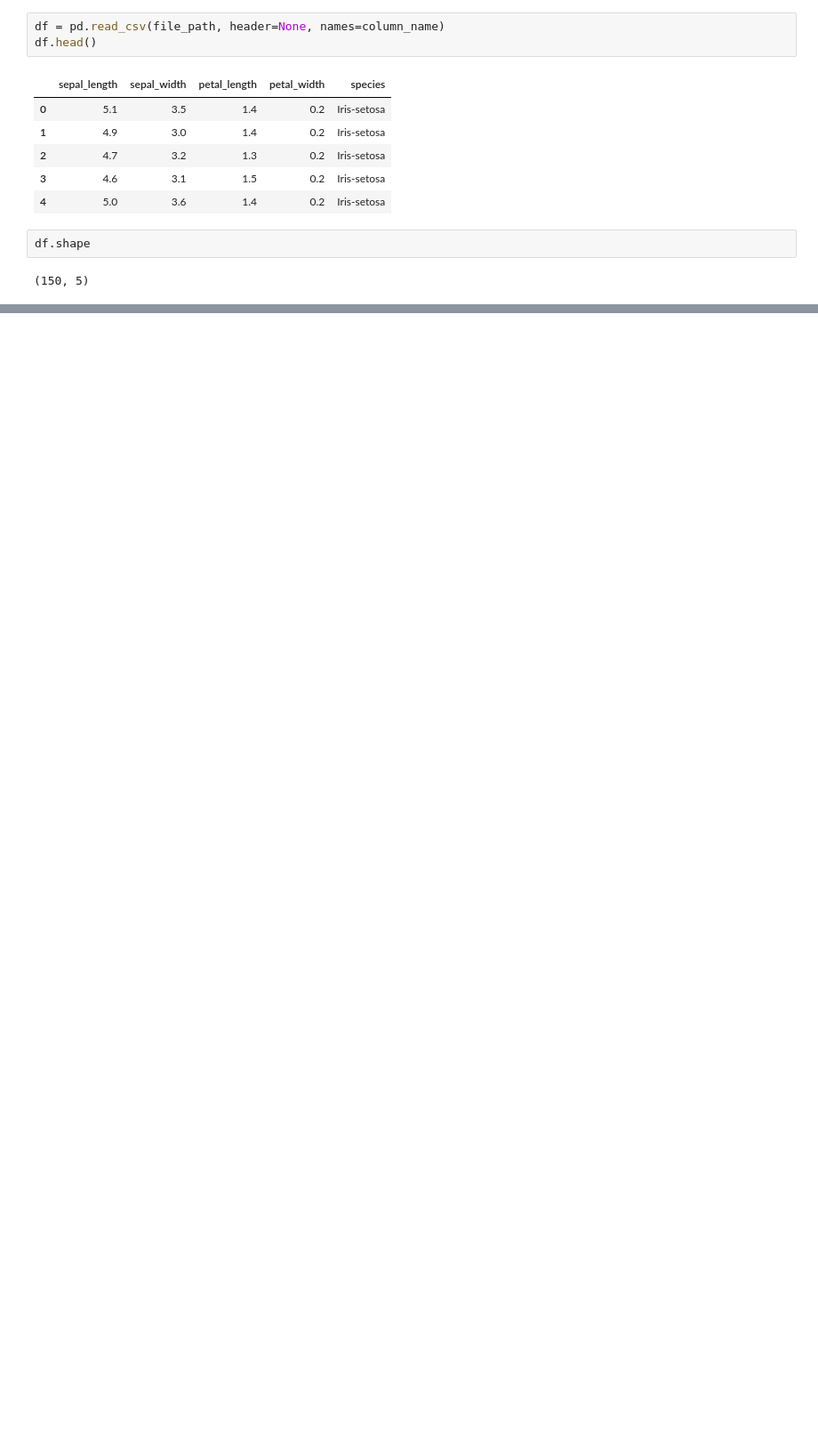
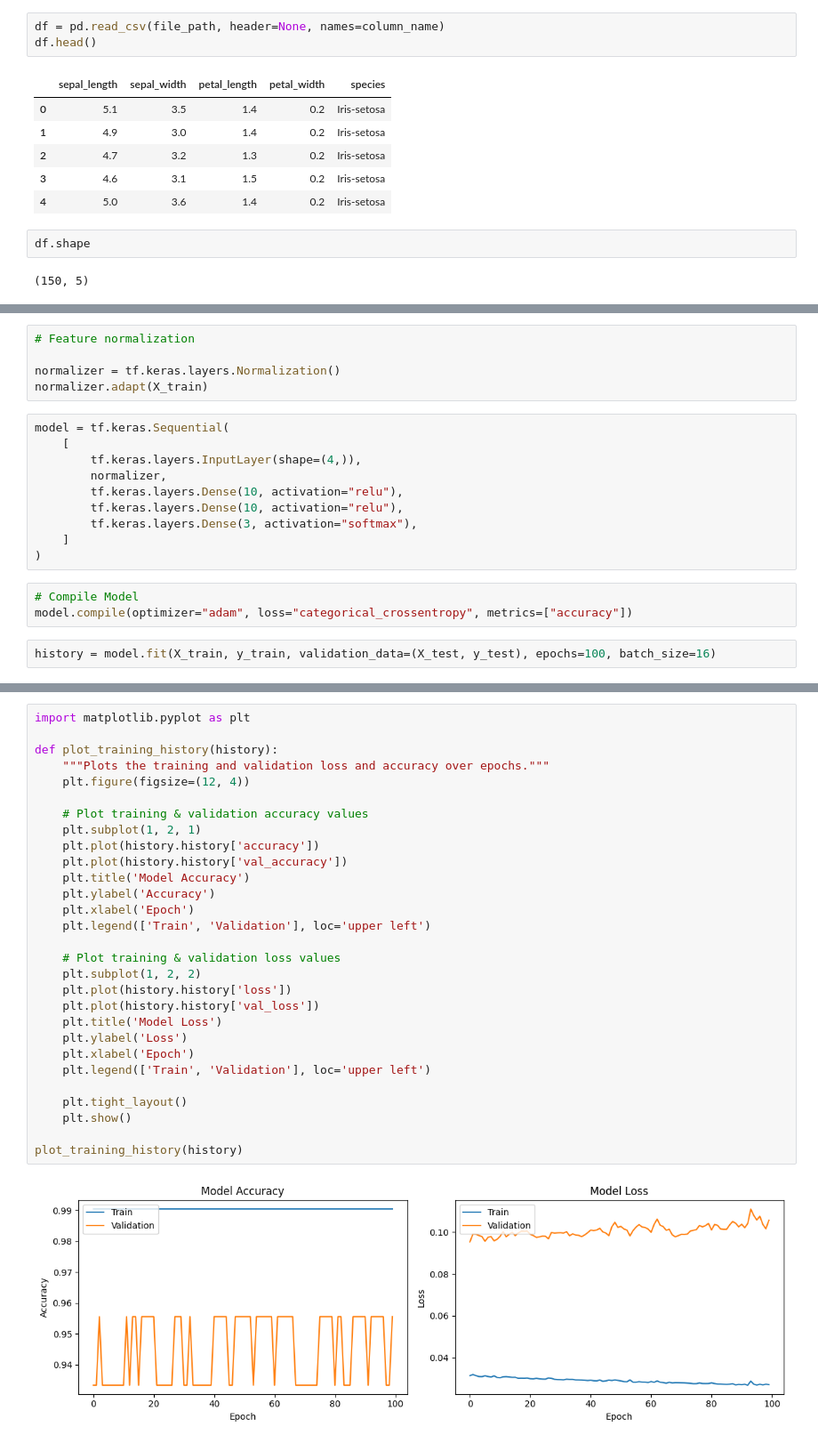
Before and after one commit to nitish9801/colab, a Jupyter notebook: Classification.ipynb, the cells around one changed output, grey strips where cells are left out. Shown at 89% size. Drawn from its saved outputs; the diff is of its cells as text; blank space fills up the shorter version.

```diff
--- a/Classification.ipynb
+++ b/Classification.ipynb
@@ -25,0 +48,20 @@ df.shape
+# %%
+# Feature normalization
+
+normalizer = tf.keras.layers.Normalization()
+normalizer.adapt(X_train)
+# %%
+model = tf.keras.Sequential(
+    [
+        tf.keras.layers.InputLayer(shape=(4,)),
+        normalizer,
+        tf.keras.layers.Dense(10, activation="relu"),
+        tf.keras.layers.Dense(10, activation="relu"),
+        tf.keras.layers.Dense(3, activation="softmax"),
+    ]
+)
+# %%
+# Compile Model
+model.compile(optimizer="adam", loss="categorical_crossentropy", metrics=["accuracy"])
+# %%
+history = model.fit(X_train, y_train, validation_data=(X_test, y_test), epochs=100, batch_size=16)
@@ -25,0 +93,31 @@ df.shape
+# %%
+import matplotlib.pyplot as plt
+
+def plot_training_history(history):
+    """Plots the training and validation loss and accuracy over epochs."""
+    plt.figure(figsize=(12, 4))
+
+    # Plot training & validation accuracy values
+    plt.subplot(1, 2, 1)
+    plt.plot(history.history['accuracy'])
+    plt.plot(history.history['val_accuracy'])
+    plt.title('Model Accuracy')
+    plt.ylabel('Accuracy')
+    plt.xlabel('Epoch')
+    plt.legend(['Train', 'Validation'], loc='upper left')
+
+    # Plot training & validation loss values
+    plt.subplot(1, 2, 2)
+    plt.plot(history.history['loss'])
+    plt.plot(history.history['val_loss'])
+    plt.title('Model Loss')
+    plt.ylabel('Loss')
+    plt.xlabel('Epoch')
+    plt.legend(['Train', 'Validation'], loc='upper left')
+
+    plt.tight_layout()
+    plt.show()
+
+plot_training_history(history)
+# %% [output]
+[figure, added]
```
Also changed, not shown: parts of 8 cells of this notebook.
